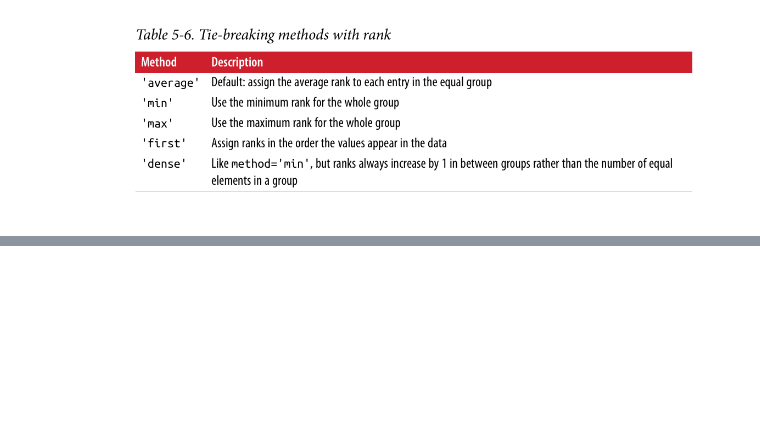
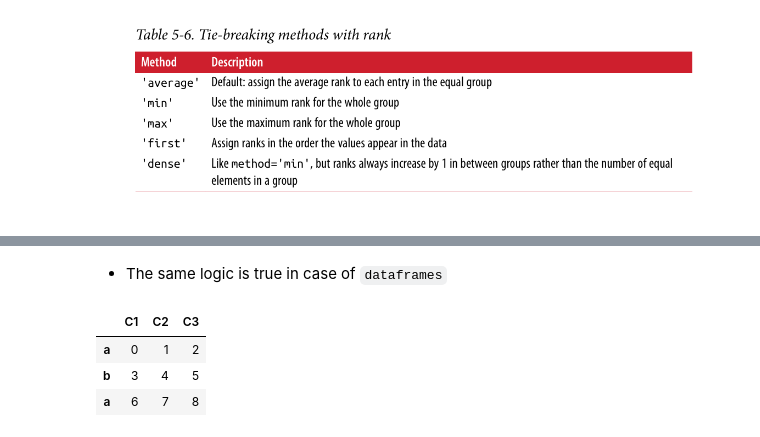
Before and after one commit to SianRods/PythonSourceFiles, a Jupyter notebook: Pandas-Practice/Introduction_Pandas.ipynb, the cells around one changed output, grey strips where cells are left out. Drawn from its saved outputs; the diff is of its cells as text; code cells hidden in the pictures; blank space fills up the shorter version.

Commit message:
revised data

```diff
--- a/Pandas-Practice/Introduction_Pandas.ipynb
+++ b/Pandas-Practice/Introduction_Pandas.ipynb
@@ -1099,0 +1142,10 @@ dtype: float64
+# %% [markdown]
+* The same logic is true in case of `dataframes`
+# %%
+dup_index_df=pd.DataFrame(np.arange(9).reshape(3,3),index=['a','b','a'],columns=['C1','C2','C3'])
+dup_index_df
+# %% [output]
+|  | C1 | C2 | C3 |
+| a | 0 | 1 | 2 |
+| b | 3 | 4 | 5 |
+| a | 6 | 7 | 8 |
```
Also changed, not shown: parts of 9 cells of this notebook, 1 other file.
